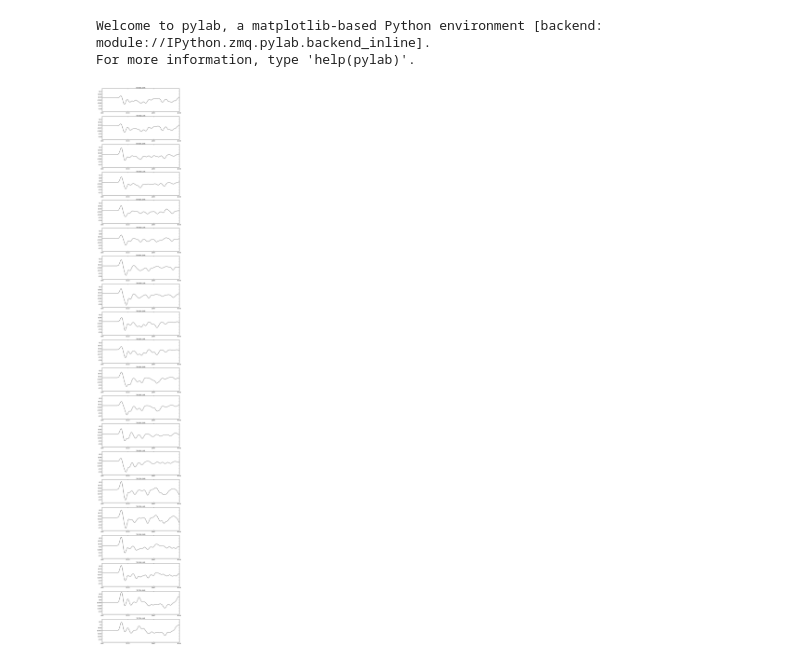
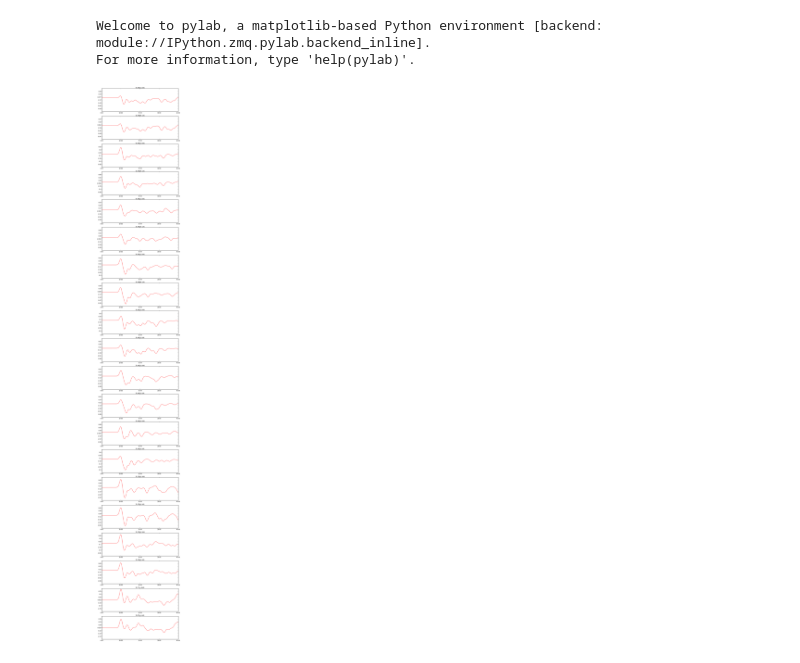
Before and after one commit to dIOGOLOC/cavalo, a Jupyter notebook: teste_RF.ipynb, the cells around one changed output. Drawn from its saved outputs; the diff is of its cells as text; code cells hidden in the pictures.

```diff
--- a/teste_RF.ipynb
+++ b/teste_RF.ipynb
@@ -9,9 +9,10 @@ from obspy.core import UTCDateTime
 from obspy.core import read
 import matplotlib.pyplot as plt
 # %%
-st = read('/home/diogo/RFTN/20111107223527/20111107223527/RFTN/R.*Z*.1.0')
+st = read('/home/diogo/RFTN/20111107223527/20111107223527/RFTN/R.*H*Z*.1.0')
 dt = UTCDateTime("1969-12-31T23:59:50")
 tr = st.slice(dt, dt + 40)
-tr.plot(type='relative',equal_scale='True')
+tr.normalize(0.30)
+tr.plot(type="relative", number_of_ticks=5, equal_scale_horizontal="True",color="red")
 # %% [output]
-[figure, old version]
+[figure, new version]
```
